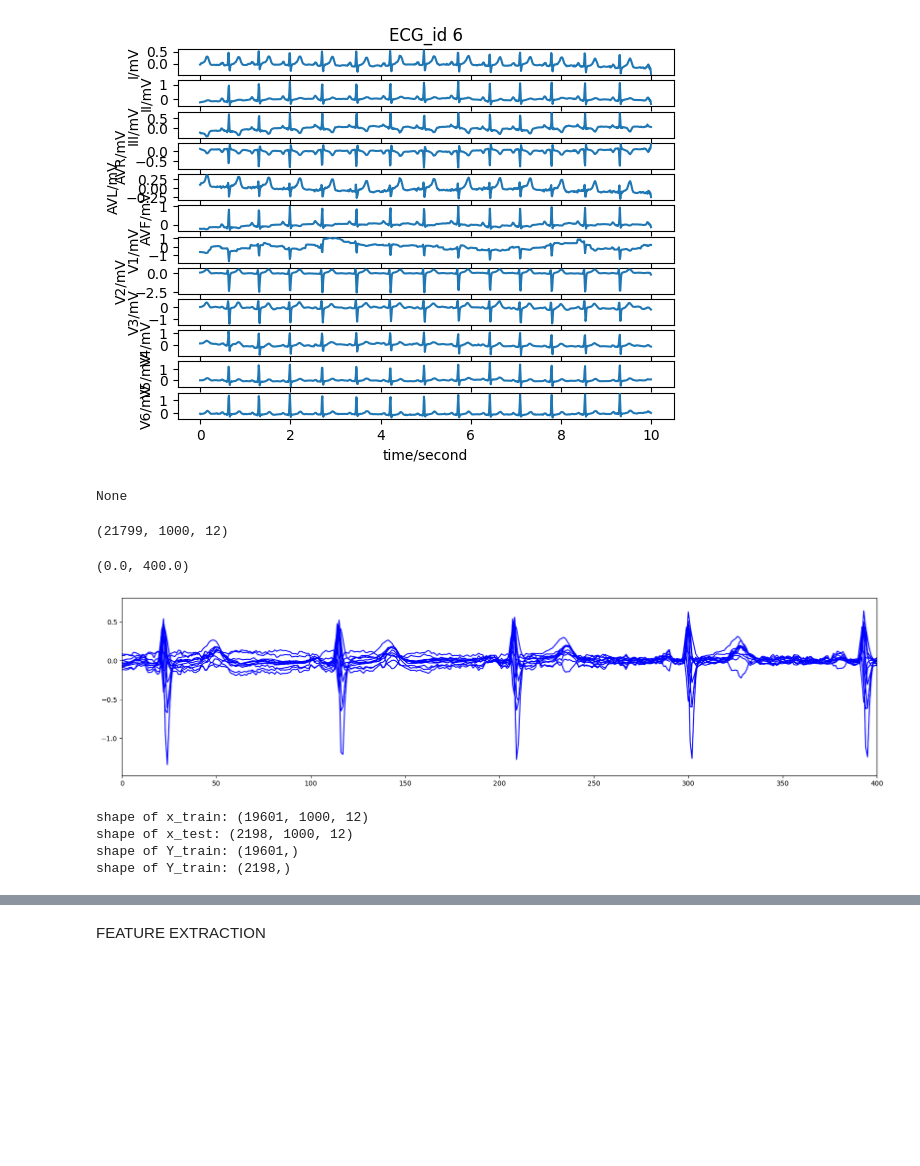
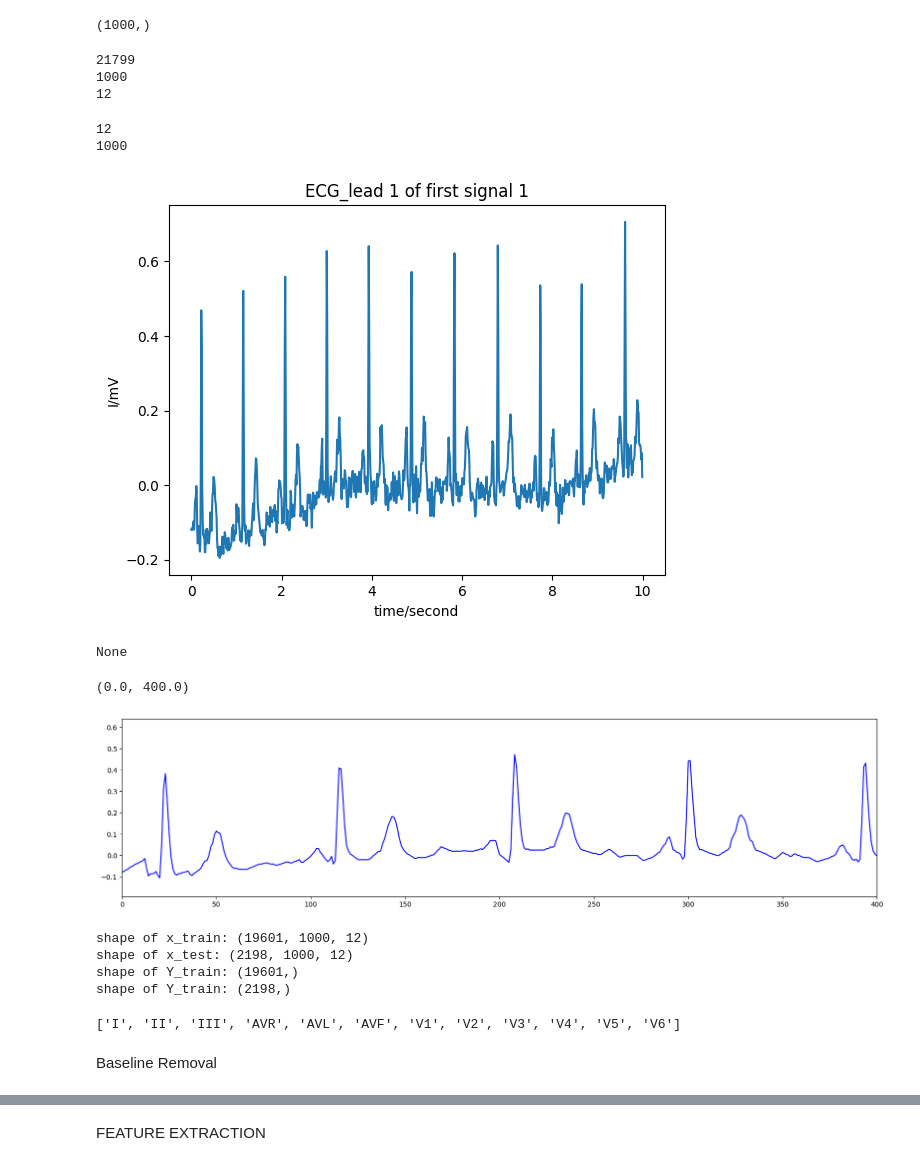
Before and after one commit to donyafiuji/ECG-diagnosis, a Jupyter notebook: data.ipynb, the cells around one changed output, grey strips where cells are left out. Drawn from its saved outputs; the diff is of its cells as text; code cells hidden in the pictures; blank space fills up the shorter version.

```diff
--- a/data.ipynb
+++ b/data.ipynb
@@ -31,26 +28,41 @@ Y = pd.read_csv('ptbxl_database.csv', index_col='ecg_id')
 Y.scp_codes = Y.scp_codes.apply(lambda x: ast.literal_eval(x))
 # %%
 X, meta_data = load_raw_data(Y, sampling_rate, path)
+# %%
+print((X[0].T)[10].shape)
+# %% [output]
+(1000,)
+# %%
+print(X.shape[0])
+print(X.shape[1])
+print(X.shape[2])
+# %% [output]
+21799
+1000
+12
+# %%
+print((X[0].T).shape[0])
+print((X[0].T).shape[1])
+# %% [output]
+12
+1000
 # %%
-record = wfdb.rdrecord(Y.filename_lr.iloc[5])
-display(wfdb.plot_wfdb(record=record, title=f'ECG_id {Y.index[5]}'))
+# for lead in range(X.shape[2]):
+record = wfdb.rdrecord(Y.filename_lr.iloc[0],channels=[0])
+display(wfdb.plot_wfdb(record=record, title=f'ECG_lead 1 of first signal {Y.index[0]}'))
 # %% [output]
-[figure, old version]
+[figure, new version]
 None
-# %%
-print(X.shape)
-# %% [output]
-(21799, 1000, 12)
 # %%
 fig = plt.figure(figsize=(20, 20))
 grid = plt.GridSpec(3, 1, hspace=0.6)
 
 arr_signal = fig.add_subplot(grid[0, 0])
-arr_signal.plot( X[0][:][:], color = 'blue')
+arr_signal.plot((X[0].T)[11], color = 'blue')
 arr_signal.set_xlim(0, 400)
 # %% [output]
 (0.0, 400.0)
-[figure, old version]
+[figure, new version]
 # %%
 agg_df = pd.read_csv('scp_statements.csv', index_col=0)
 agg_df = agg_df[agg_df.diagnostic == 1]
@@ -86,5 +98,9 @@ shape of Y_train: (2198,)
 # %%
 path = Y.filename_lr.iloc[0]
 record = wfdb.rdsamp(path)
-# display(wfdb.plot_wfdb(record=record))
 channels = record[1]['sig_name']
+channels
+# %% [output]
+['I', 'II', 'III', 'AVR', 'AVL', 'AVF', 'V1', 'V2', 'V3', 'V4', 'V5', 'V6']
+# %% [markdown]
+Baseline Removal
```
Also changed, not shown: parts of 5 cells of this notebook, 1 other file.
